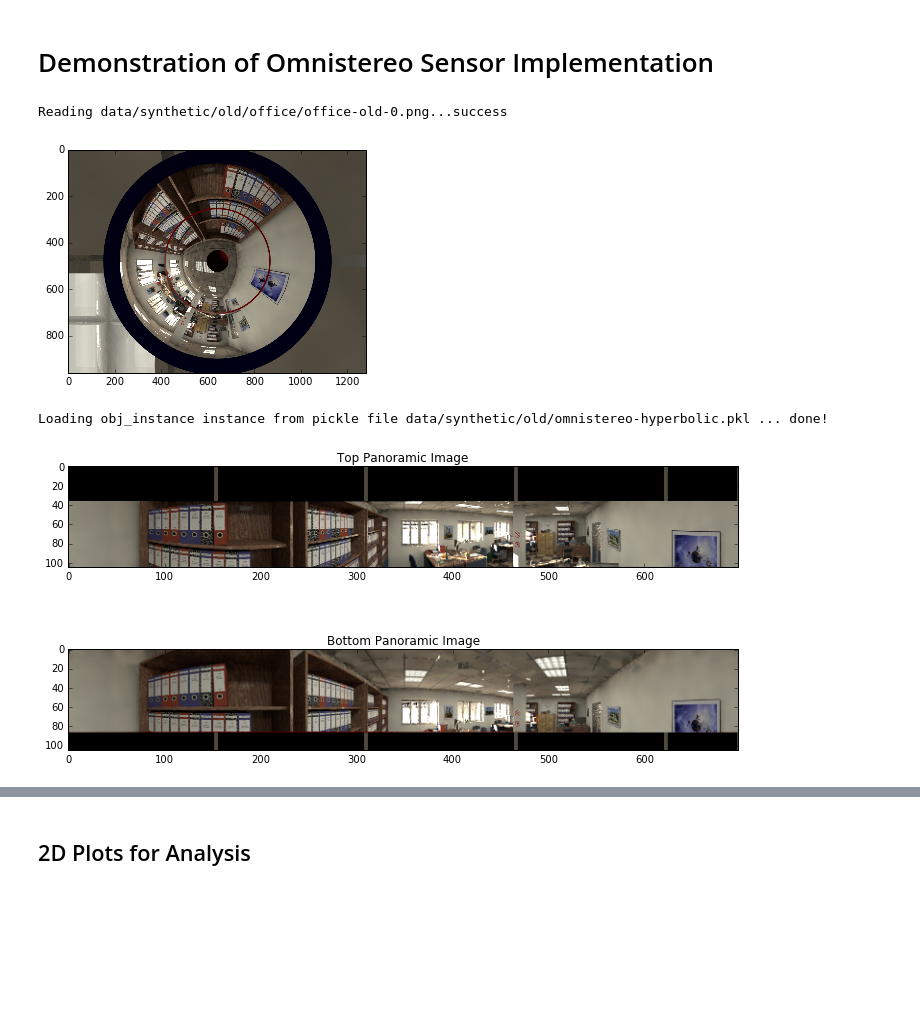
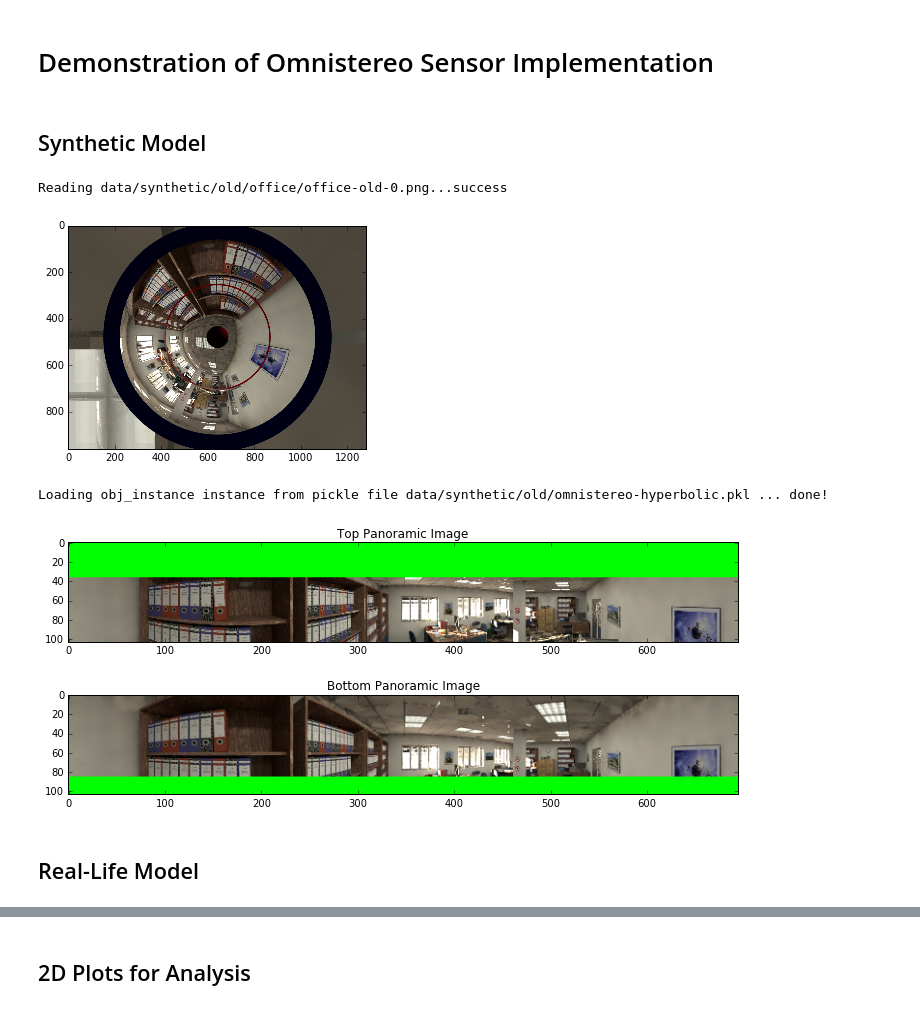
Before and after one commit to ubuntuslave/omnistereo_sensor_design, a Jupyter notebook: HyperCata Demo.ipynb, the cells around one changed output, grey strips where cells are left out. Cells and saved outputs as stored; diff of their text form; code cells hidden in the pictures; blank space fills up the shorter version.

Commit message:
Added real-life demo to notebook

```diff
--- a/HyperCata Demo.ipynb
+++ b/HyperCata Demo.ipynb
@@ -3,25 +18,11 @@
+# %% [markdown]
+## Synthetic Model
 # %%
-# Imports for plotting and image display
-from IPython.display import Image, display
-%matplotlib inline
-import matplotlib.pyplot as plt
-import matplotlib as mpl
-from mpldatacursor import datacursor, HighlightingDataCursor
-
-from IPython.display import Image
-import numpy as np
-from sympy import Matrix, ImmutableMatrix
-import os.path as osp
-from omnistereo import common_tools
-from omnistereo.common_cv import has_opencv
-opencv_exists = has_opencv()
-
 # Setup:
 #===========================================================================
 # vvvvvvvvvvvvvvvvvvvvvvv OPTIONS vvvvvvvvvvvvvvvvvvvvvvvvvvvvvvv
 # vvvvvvvvvvvvvvvvvvvvvvvvvvvvvvvvvvvvvvvvvvvvvvvvvvvvvvvvvvvvv
 is_synthetic = True
-load_model_from_file = True  # <<< SETME: to load omnistereo model from a pickle or start anew
 show_panoramic_img = True
 show_3D_model = True
 get_pointclouds = False
@@ -33,7 +34,11 @@ dense_cloud = True
 #omnistereo_path = osp.relpath(common_tools.__file__)
 data_root = "data" # The root folder for all data
 model_version = "old"  # Set to "old" for the PUBLISHED params
-data_path_prefix = osp.join(data_root, "synthetic", model_version)
+if is_synthetic:
+    model_type = "synthetic"
+else:
+    model_type = "real"
+data_path_prefix = osp.join(data_root, model_type, model_version)
 experiment_name = "office"
 experiment_path = osp.join(data_path_prefix, experiment_name)  # Pose estimation experiment: Translation on x only by 0, 25 cm and 75 cm (wrt init)
 
@@ -45,7 +50,7 @@ img_index = 0  # <<<<<------ Choosing an arbitrary image to work with out of the
 # ------------------------------------------------
 omnistereo_model_filename = osp.join(data_path_prefix, "omnistereo-hyperbolic.pkl")
 # ------------------------------------------------
-radial_bounds_filename = osp.join(data_path_prefix, "radial_bounds-" + model_version + ".pkl")  # Usually, this information is REUSABLE
+radial_bounds_filename = osp.join(data_path_prefix, "radial_bounds.pkl")
 # ------------------------------------------------
 points_3D_filename_template = osp.join(experiment_path, "3d_points-" + model_version + "-*.pkl")
 # Read params from file and scale to [mm] units since using [cm] (only those params with dimensions)
@@ -60,39 +65,31 @@ if has_opencv:
     ax=fig.add_subplot(1,1,1)
     plt.imshow(omni_img_rgb)
     plt.show()
+
+omnistereo_model = common_tools.load_obj_from_pickle(omnistereo_model_filename)
 # %% [output]
 Reading data/synthetic/old/office/office-old-0.png...success
 [figure]
+Loading obj_instance instance from pickle file data/synthetic/old/omnistereo-hyperbolic.pkl ... done!
-# %%
-if load_model_from_file:
-    omnistereo_model = common_tools.load_obj_from_pickle(omnistereo_model_filename)
-else:
-    # omni_img_filename = omni_img_filename_template.replace("*", str(img_index), 1)
-    # omni_img = cv2.imread(omni_img_filename, 1)
-    omni_img = omni_images_list[img_index]
-    omnistereo_model = init_omnistereo_theoretical(omni_img, radial_bounds_filename, theoretical_params_filename, model_version, is_synthetic=is_synthetic)
-    pano_width = np.pi * np.linalg.norm(omnistereo_model.bot_model.lowest_img_point - omnistereo_model.bot_model.precalib_params.center_point)
-    omnistereo_model.set_current_omni_image(omni_img, pano_width_in_pixels=pano_width, generate_panoramas=True, idx=img_index, view=True)
-    common_tools.save_obj_in_pickle(omnistereo_model, omnistereo_model_filename, locals())
-# %% [output]
-Loading obj_instance instance from pickle file data/synthetic/old/omnistereo-hyperbolic.pkl ... done!
 # %%
 if show_panoramic_img and opencv_exists:
     #omnistereo_model.view_all_panoramas(omni_img_filename_template, img_indices, win_name_modifier=pano_win_name_prefix, use_mask=True, mask_color_RGB=(0, 255, 0))
-    pano_img_top, pano_img_bot = omnistereo_model.generate_panorama_pair(omni_img=omni_images_list[img_index], idx=img_index, view=False, win_name_modifier="", border_RGB_color=None)
+    pano_img_top, pano_img_bot = omnistereo_model.generate_panorama_pair(omni_img=omni_images_list[img_index], idx=img_index, view=False, win_name_modifier="", border_RGB_color=(0,255,0))
     # Convert panoramic images to RGB:
     pano_img_top_rgb = get_cv_img_as_RGB(pano_img_top)
     pano_img_bot_rgb = get_cv_img_as_RGB(pano_img_bot)
     # Display images
-    fig = plt.figure(figsize=(12,6))
+    fig = plt.figure(figsize=(12,5))
     ax=fig.add_subplot(2,1,1)
     imgplot = plt.imshow(pano_img_top_rgb)
     ax.set_title('Top Panoramic Image')
     #plt.colorbar(ticks=[0.1,0.3,0.5,0.7], orientation ='horizontal')
     ax=fig.add_subplot(2,1,2)
     imgplot = plt.imshow(pano_img_bot_rgb)
     #imgplot.set_clim(0.0,0.7)
     ax.set_title('Bottom Panoramic Image')
     #plt.colorbar(ticks=[0.1,0.3,0.5,0.7], orientation='horizontal')
 # %% [output]
-[figure, old version]
+[figure, new version]
+# %% [markdown]
+## Real-Life Model
```
Also changed, not shown: parts of 4 cells of this notebook.
